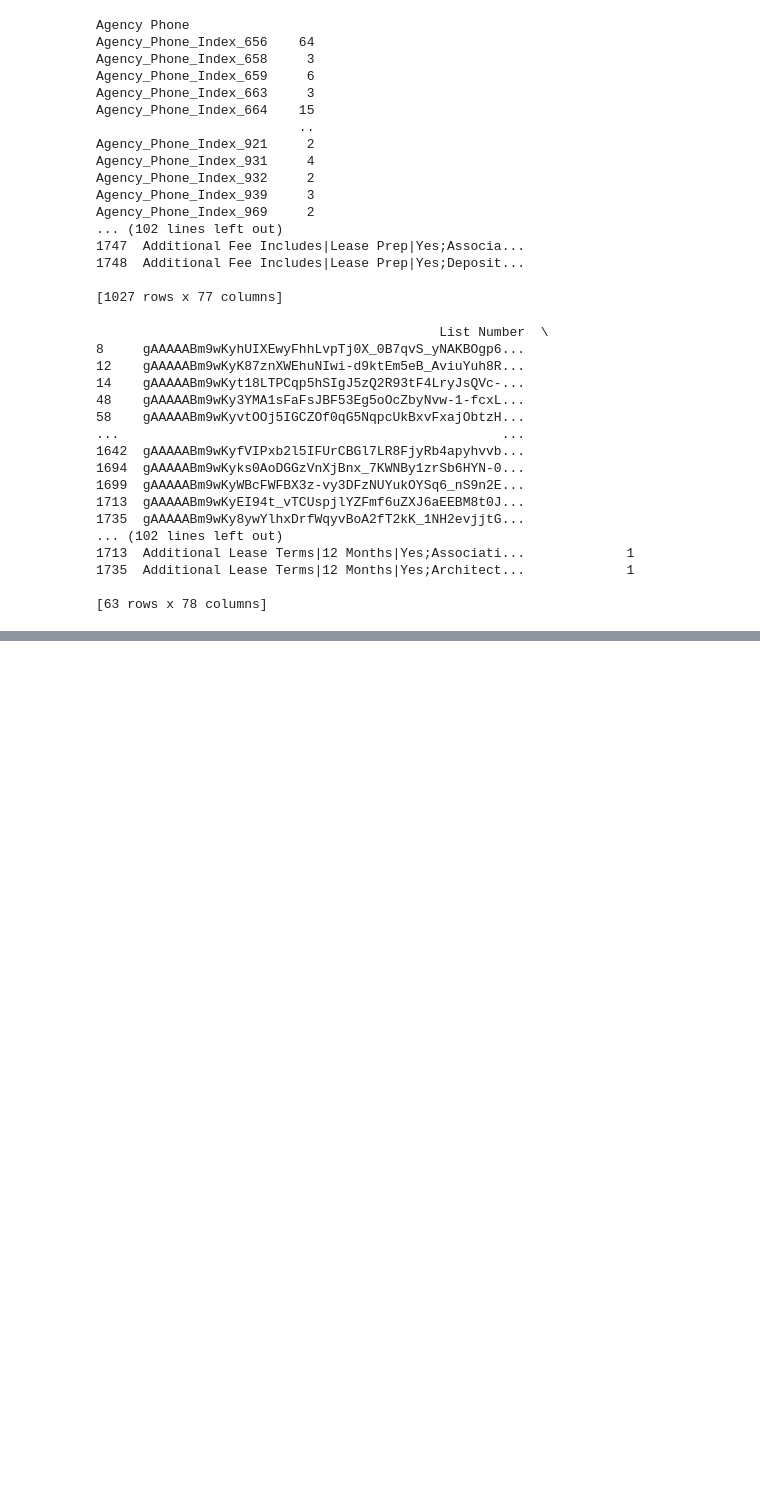
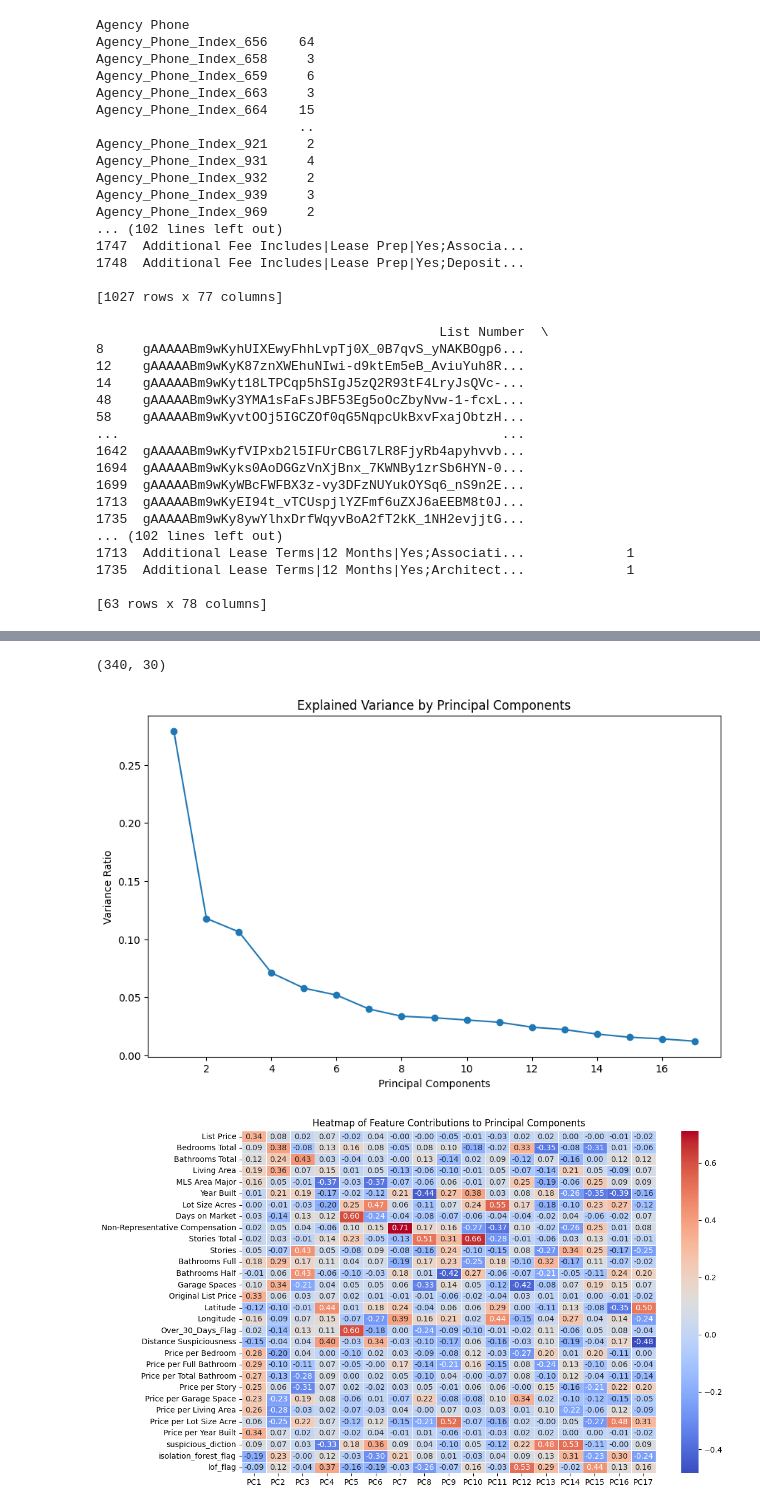
Before and after one commit to MikeMan161/2024-AI4Good-Hackathon, a Jupyter notebook: Apartment_Scam_Detection_Project.ipynb, the cells around one changed output, grey strips where cells are left out. Drawn from its saved outputs; the diff is of its cells as text; code cells hidden in the pictures; blank space fills up the shorter version.

```diff
--- a/Apartment_Scam_Detection_Project.ipynb
+++ b/Apartment_Scam_Detection_Project.ipynb
@@ -638,0 +882,67 @@ print(suspicious_listings)
+# %%
+
+# Assuming final_df is your updated DataFrame
+# Step 1: Select only the numerical features from final_df for PCA
+numeric_features = final_df.select_dtypes(include=['float64', 'int64']).columns
+
+# Step 2: Extract the numeric features from final_df
+X = final_df[numeric_features].values
+
+# Step 3: Standardize the numeric features before applying PCA
+scaler = StandardScaler()
+X_scaled = scaler.fit_transform(X)
+
+# Check the shape of X_scaled to confirm preprocessing
+print(X_scaled.shape)
+
+# Step 4: Apply PCA, retaining 95% of the variance
+pca = PCA(n_components=0.95)  # Retaining 95% variance
+x_pca = pca.fit_transform(X_scaled)  # Perform PCA on scaled data
+
+# Step 5: Create a DataFrame for the PCA-transformed data
+pca_columns = [f'PC{i+1}' for i in range(x_pca.shape[1])]
+pca_df = pd.DataFrame(x_pca, columns=pca_columns)
+
+# Step 6: Visualize the explained variance for each principal component
+plt.figure(figsize=(10, 6))
+plt.plot(range(1, len(pca.explained_variance_ratio_) + 1), pca.explained_variance_ratio_, marker='o')
+plt.title('Explained Variance by Principal Components')
+plt.xlabel('Principal Components')
+plt.ylabel('Variance Ratio')
+plt.show()
+
+# Step 4: Get the loadings (contributions) of each original feature to each principal component
+loadings = pca.components_.T  # Transpose to get original features as rows
+contributions_df = pd.DataFrame(loadings, index=numeric_features, columns=pca_columns)
+
+# Step 5: Generate a heatmap of the contributions
+plt.figure(figsize=(12, 8))
+sns.heatmap(contributions_df, cmap='coolwarm', annot=True, fmt='.2f', linewidths=0.5)
+plt.title('Heatmap of Feature Contributions to Principal Components')
+plt.show()
+
+# Step 6: Boxplot for each principal component
+plt.figure(figsize=(12, 8))
+# pca_df.boxplot()
+sns.boxplot(data=pca_df)
+
+plt.title('Boxplot of Principal Components')
+plt.xticks(rotation=45)
+plt.show()
+
+#Step 7: Perform DBSCAN on the PCA-transformed data
+dbscan = DBSCAN(eps=0.5, min_samples=5)  # You can adjust eps and min_samples based on your data
+dbscan_labels = dbscan.fit_predict(x_pca)
+
+# Step 8: Add the DBSCAN labels to the PCA DataFrame
+pca_df['DBSCAN_label'] = dbscan_labels
+
+# Step 9: Visualize the DBSCAN results using a scatter plot of the first two principal components
+plt.figure(figsize=(10, 6))
+sns.scatterplot(x='PC1', y='PC2', hue='DBSCAN_label', data=pca_df, palette='coolwarm')
+plt.title('DBSCAN Clustering on Principal Components')
+plt.show()
+# %% [output]
+(340, 30)
+[figure, added]
+[figure, added]
```
Also changed, not shown: parts of 20 cells of this notebook.
